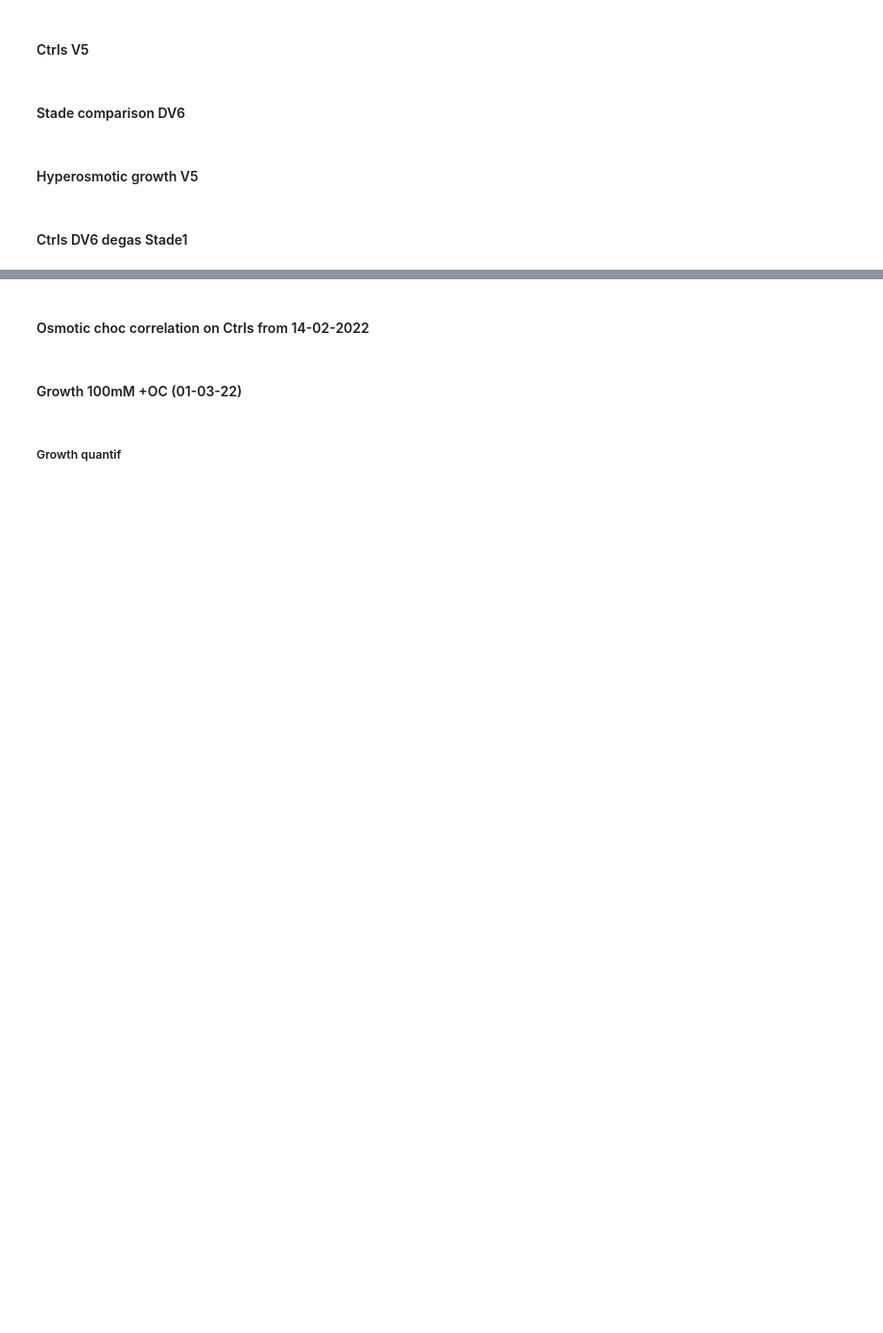
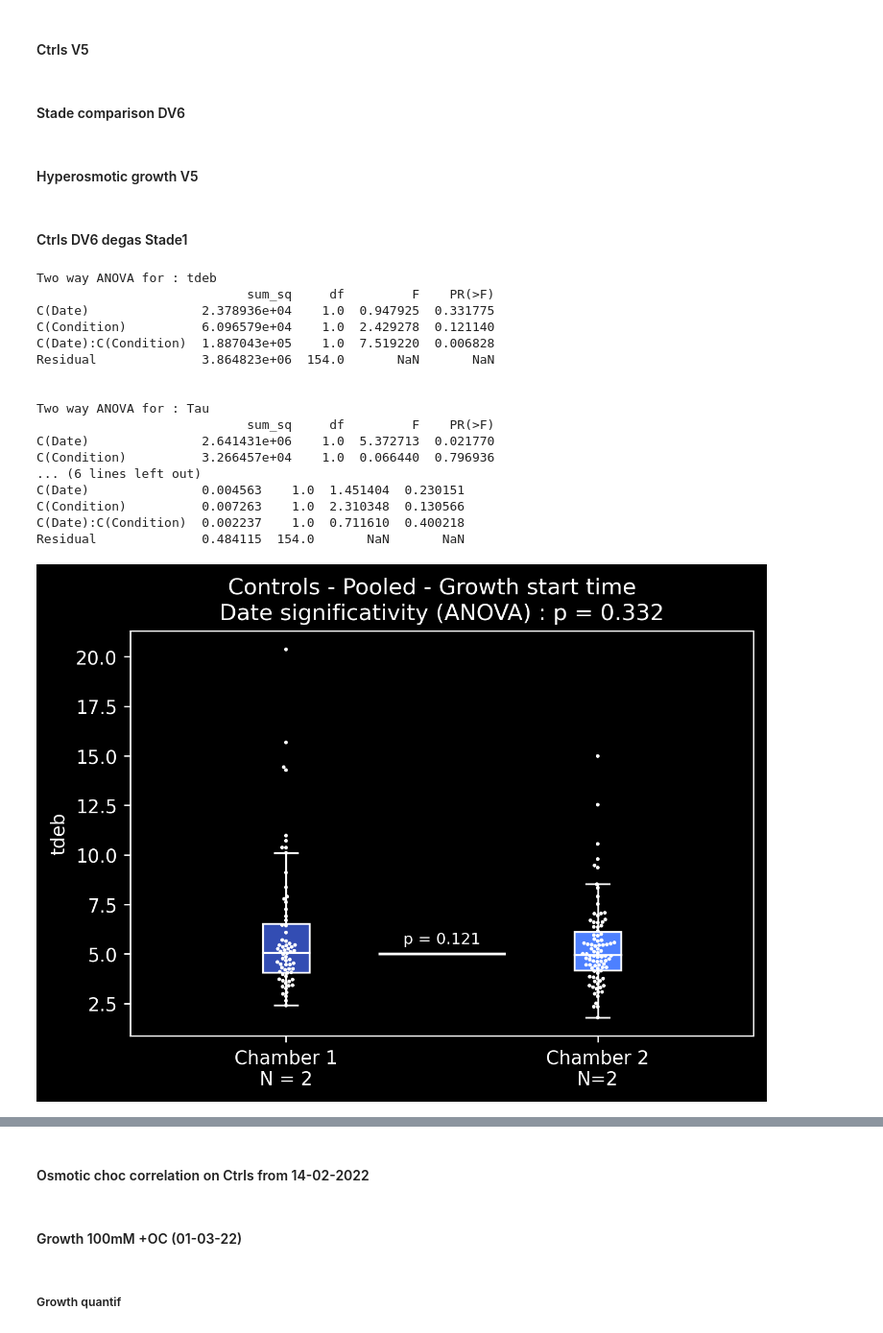
Before and after one commit to egmuller/Marchantia, a Jupyter notebook: PropaguleAnalysis/2_AreaAnalysis.ipynb, the cells around one changed output, grey strips where cells are left out. Shown at 96% size. Drawn from its saved outputs; the diff is of its cells as text; code cells hidden in the pictures; blank space fills up the shorter version.

```diff
--- a/PropaguleAnalysis/2_AreaAnalysis.ipynb
+++ b/PropaguleAnalysis/2_AreaAnalysis.ipynb
@@ -130,8 +132,8 @@ def compareGrowth(GDs, Labels, colors,P, Title, **kwargs):
     mpl.rcParams['axes.prop_cycle'] = cycler(color=colorcycle)
 
     # check existence of figure folder, if absent, create it
-    if not os.path.exists(P + '\\Figures\\AreaGrowth'):
-            os.mkdir(P + '\\Figures\\AreaGrowth') # create folder
+    if not os.path.exists(P + '\\AreaGrowth'):
+            os.mkdir(P + '\\AreaGrowth') # create folder
 
     ######### Curves of evolution ##########
 
@@ -217,25 +219,25 @@ def compareGrowth(GDs, Labels, colors,P, Title, **kwargs):
 
     plt.figure(fig2.number)
     plt.legend(prop={'size': 8})
-    fig2.savefig(P + '\\Figures\\AreaGrowth\\' + Title + '_AreaCurve.png')
+    fig2.savefig(P + '\\AreaGrowth\\' + Title + '_AreaCurve.png')
     if not showcurve:
         plt.close(fig2)
 
     plt.figure(fig3.number)
     plt.legend(prop={'size': 8})
-    fig3.savefig(P + '\\Figures\\AreaGrowth\\' + Title + '_NormAreaCurve.png')
+    fig3.savefig(P + '\\AreaGrowth\\' + Title + '_NormAreaCurve.png')
     if not showcurve:
         plt.close(fig3)
 
     """plt.figure(fig10.number)
     plt.legend(prop={'size': 8})
-    fig10.savefig(P + '\\Figures\\AliAreaTime_' + Title + '.png')
+    fig10.savefig(P + '\\AliAreaTime_' + Title + '.png')
     if not showcurve:
         plt.close(fig1)
 
     plt.figure(fig11.number)
     plt.legend(prop={'size': 8})
-    fig11.savefig(P + '\\Figures\\AliNormAreaTime_' + Title + '.png')
+    fig11.savefig(P + '\\AliNormAreaTime_' + Title + '.png')
     if not showcurve:
         plt.close(fig1)"""
 
@@ -402,9 +404,9 @@ def compareGrowth(GDs, Labels, colors,P, Title, **kwargs):
 
 
     if stats=='ranksum':
-        fig4.savefig(P + '\\Figures\\AreaGrowth\\' + Title + '_Tstart.png')
-        fig5.savefig(P + '\\Figures\\AreaGrowth\\'+ Title +  '_TauGrowth.png')
-        fig6.savefig(P + '\\Figures\\AreaGrowth\\'+ Title +  '_StartingArea.png')
+        fig4.savefig(P + '\\AreaGrowth\\' + Title + '_Tstart.png')
+        fig5.savefig(P + '\\AreaGrowth\\'+ Title +  '_TauGrowth.png')
+        fig6.savefig(P + '\\AreaGrowth\\'+ Title +  '_StartingArea.png')
         if not showbox:
             plt.close(fig5)
             plt.close(fig4)
@@ -1006,7 +1017,7 @@ print(now_str + '\nData loaded.')
 
 # Plot
 figTdeb,axTdeb,medTdeb,figTau,axTau,medTau,figA0,axA0,medA0 = compareGrowth([GlobalData_Ct1, GlobalData_Ct2],
-             ['Chamber 1\nN = 2','Chamber 2\nN=2'],[LightPurple, DarkPurple],
+             ['Chamber 1\nN = 2','Chamber 2\nN=2'],[Blue, LightBlue],
              PFig, 'Controls - Pooled', showcurve = False, showbox = True,showhist = True, nbins = 15,stats=None);
 
 
@@ -1024,30 +1035,49 @@ axTdeb.plot([0.3, 0.7],[np.mean(medTdeb), np.mean(medTdeb)],'-w')
 axTdeb.text(0.5,np.mean(medTdeb)*1.1,'p = ' + str(round(pCondTdeb*1000)/1000), ha='center',fontsize='small')
 
 
 ## tau
 resTau = TwowayANOVA('Tau',['0124','0124','0214','0214'],['Chamber1','Chamber2','Chamber1','Chamber2'],
                 [GlobalData220124_Ct1,GlobalData220124_Ct2,GlobalData220214_Ct1,GlobalData220214_Ct2]);
 
 pDateTau = resTau.loc['C(Date)','PR(>F)']
 pCondTau = resTau.loc['C(Condition)','PR(>F)']
 
 axTau.set_title('Date significativity (ANOVA) : p = ' + str(round(pDateTau*1000)/1000))
 axTau.plot([0.3, 0.7],[np.mean(medTau), np.mean(medTau)],'-w')
 axTau.text(0.5,np.mean(medTau)*1.1,'p = ' + str(round(pCondTau*1000)/1000), ha='center',fontsize='small')
 
 
 ## A0
 resA0 = TwowayANOVA('A0fit',['0124','0124','0214','0214'],['Chamber1','Chamber2','Chamber1','Chamber2'],
                 [GlobalData220124_Ct1,GlobalData220124_Ct2,GlobalData220214_Ct1,GlobalData220214_Ct2]);
 
 pDateA0 = resA0.loc['C(Date)','PR(>F)']
 pCondA0 = resA0.loc['C(Condition)','PR(>F)']
 
 axA0.set_title('Date significativity (ANOVA) : p = ' + str(round(pDateA0*1000)/1000))
 axA0.plot([0.3, 0.7],[np.mean(medA0), np.mean(medA0)],'-w')
 axA0.text(0.5,np.mean(medA0)*1.1,'p = ' + str(round(pCondA0*1000)/1000), ha='center',fontsize='small')
 
 ### Correlation with starting size
 Corr([GlobalData_Ct1.append(GlobalData_Ct2)],['Controls_Pooled'],colors = [Purple],
          columns = ['A0fit','Area','tdeb','Tau','ChipRow'],
          columnslabels = ['A0fit (mm²)', 'A0exp (mm²)', 'Tstart (min)', 'Tau (min)','Chip position'])
+# %% [output]
+Two way ANOVA for : tdeb
+                            sum_sq     df         F    PR(>F)
+C(Date)               2.378936e+04    1.0  0.947925  0.331775
+C(Condition)          6.096579e+04    1.0  2.429278  0.121140
+C(Date):C(Condition)  1.887043e+05    1.0  7.519220  0.006828
+Residual              3.864823e+06  154.0       NaN       NaN
+
+
+Two way ANOVA for : Tau
+                            sum_sq     df         F    PR(>F)
+C(Date)               2.641431e+06    1.0  5.372713  0.021770
+C(Condition)          3.266457e+04    1.0  0.066440  0.796936
+... (6 lines left out)
+C(Date)               0.004563    1.0  1.451404  0.230151
+C(Condition)          0.007263    1.0  2.310348  0.130566
+C(Date):C(Condition)  0.002237    1.0  0.711610  0.400218
+Residual              0.484115  154.0       NaN       NaN
+[figure, added]
```
Also changed, not shown: parts of 8 cells of this notebook, 2 other files.
